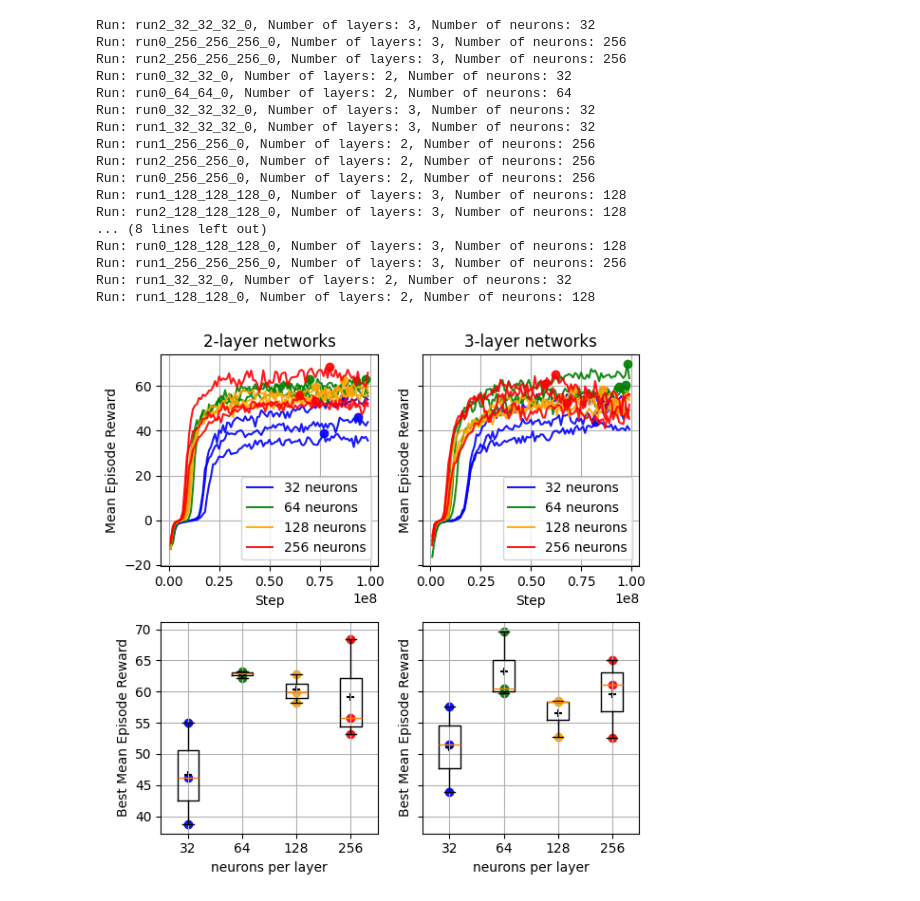
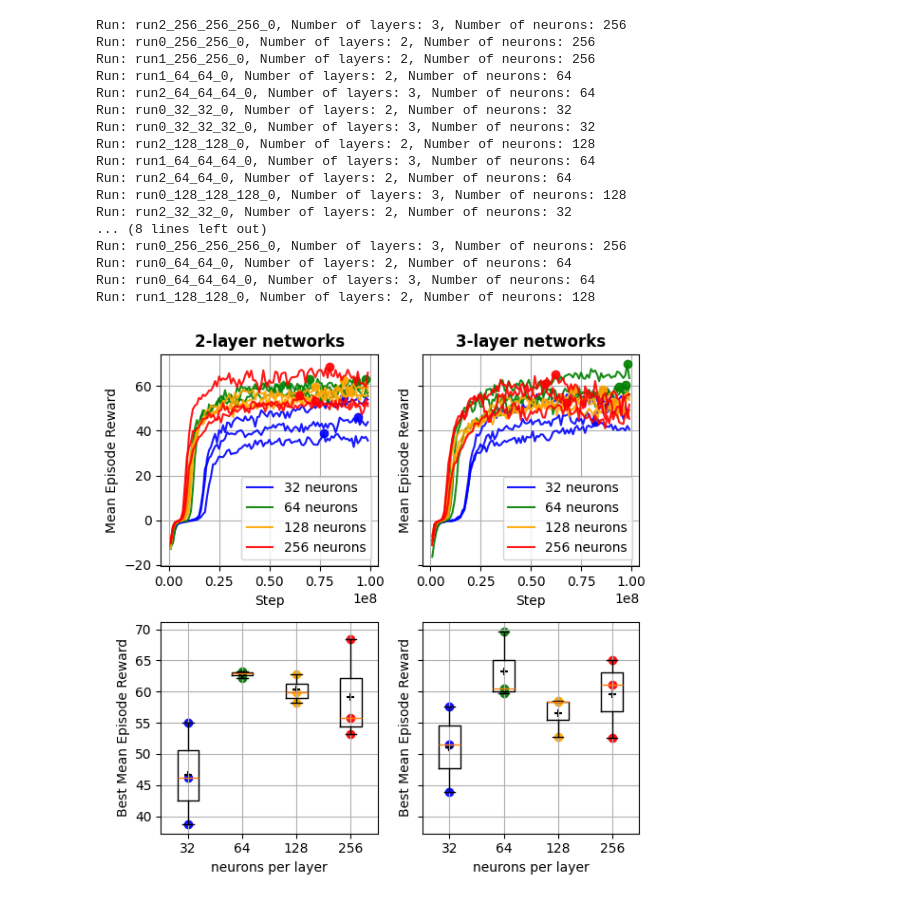
Before and after one commit to tudelft/optimal_quad_control_RL, a Jupyter notebook: Figures_Training.ipynb, the cells around one changed output. Saved outputs shown, nothing was run; the diff lists cells and outputs as text; code cells hidden in the pictures.

```diff
--- a/Figures_Training.ipynb
+++ b/Figures_Training.ipynb
@@ -4,7 +4,7 @@ import pandas as pd
 from tensorboard.backend.event_processing.event_accumulator import EventAccumulator
 
 # Define the root directory where all the runs are stored
-log_dir = os.path.expanduser('~/optimal_quad_control_RL/logs/nn_size_comparison')
+log_dir = os.path.expanduser('logs/nn_size_comparison')
 
 # Initialize a list to store the data from all runs
 all_data = []
@@ -119,55 +119,55 @@ for l in [2,3]:
                 info[(l,n)].append({'run':run, 'data': run_data, 'max_value': max_value, 'max_step': max_step})
                 axs[l-2].plot(max_step, max_value, 'o', color=color[n], alpha=alpha)
                 axs[l-2].plot(run_data['step'], run_data['value'], label=f'{n} neurons', color=color[n], alpha=alpha)
-    axs[l-2].set_title(f'{l}-layer networks')
+    axs[l-2].set_title(f'{l}-layer networks', fontweight='bold')
     axs[l-2].set_xlabel('Step')
     axs[l-2].set_ylabel('Mean Episode Reward')
     # make legend and skip duplicate labels
     handles, labels = axs[l-2].get_legend_handles_labels()
     by_label = dict(zip(labels, handles))
     axs[l-2].legend(by_label.values(), by_label.keys())
 
 # BOXPLOT
 for l in [2,3]:
     for idx, n in enumerate([32,64,128,256]):
         best_values = [i['max_value'] for i in info[(l,n)]]
         # box plot showing the best mean episode reward for l-layer n-neuron network
         axs[l].boxplot(best_values, positions=[idx], widths=0.4)
         # scatter plot of best values
         axs[l].scatter([idx]*len(best_values), best_values, color=color[n], alpha=alpha, label=f'{n} neurons')
         # + sign at mean
         axs[l].scatter(idx, sum(best_values)/len(best_values), marker='+', color='black')
         # write mean value (small and to the right of the + sign)
         # axs[l].text(idx, sum(best_values)/len(best_values), f'{sum(best_values)/len(best_values):.2f}', va='bottom', ha='center')
     # axs[l].set_title(f'{l}-layer networks')
     axs[l].set_xlabel('neurons per layer')
     axs[l].set_xticklabels([32,64,128,256])
     axs[l].set_ylabel('Best Mean Episode Reward')
     # axs[l].legend()
 # grid
 for ax in axs:
     ax.grid()
-fig.savefig('figures/nn_size_comparison.pdf')
+fig.savefig('figures/nn_size_comparison.png')
 fig.tight_layout()
 # %% [output]
-Run: run2_32_32_32_0, Number of layers: 3, Number of neurons: 32
+Run: run2_256_256_256_0, Number of layers: 3, Number of neurons: 256
+Run: run0_256_256_0, Number of layers: 2, Number of neurons: 256
+Run: run1_256_256_0, Number of layers: 2, Number of neurons: 256
+Run: run1_64_64_0, Number of layers: 2, Number of neurons: 64
+Run: run2_64_64_64_0, Number of layers: 3, Number of neurons: 64
+Run: run0_32_32_0, Number of layers: 2, Number of neurons: 32
+Run: run0_32_32_32_0, Number of layers: 3, Number of neurons: 32
+Run: run2_128_128_0, Number of layers: 2, Number of neurons: 128
+Run: run1_64_64_64_0, Number of layers: 3, Number of neurons: 64
+Run: run2_64_64_0, Number of layers: 2, Number of neurons: 64
+Run: run0_128_128_128_0, Number of layers: 3, Number of neurons: 128
+Run: run2_32_32_0, Number of layers: 2, Number of neurons: 32
+... (8 lines left out)
 Run: run0_256_256_256_0, Number of layers: 3, Number of neurons: 256
-Run: run2_256_256_256_0, Number of layers: 3, Number of neurons: 256
-Run: run0_32_32_0, Number of layers: 2, Number of neurons: 32
 Run: run0_64_64_0, Number of layers: 2, Number of neurons: 64
-Run: run0_32_32_32_0, Number of layers: 3, Number of neurons: 32
-Run: run1_32_32_32_0, Number of layers: 3, Number of neurons: 32
-Run: run1_256_256_0, Number of layers: 2, Number of neurons: 256
-Run: run2_256_256_0, Number of layers: 2, Number of neurons: 256
-Run: run0_256_256_0, Number of layers: 2, Number of neurons: 256
-Run: run1_128_128_128_0, Number of layers: 3, Number of neurons: 128
-Run: run2_128_128_128_0, Number of layers: 3, Number of neurons: 128
-... (8 lines left out)
-Run: run0_128_128_128_0, Number of layers: 3, Number of neurons: 128
-Run: run1_256_256_256_0, Number of layers: 3, Number of neurons: 256
-Run: run1_32_32_0, Number of layers: 2, Number of neurons: 32
+Run: run0_64_64_64_0, Number of layers: 3, Number of neurons: 64
 Run: run1_128_128_0, Number of layers: 2, Number of neurons: 128
-[figure, old version]
+[figure, new version]
 # %%
 # subplots plotting the best episode reward for the 2-layer networks and 3-layer networks
 fig, axs = plt.subplots(1, 2, figsize=(10, 5), sharex=True, sharey=True)
```
Also changed, not shown: parts of 3 cells of this notebook, 3 other files.
